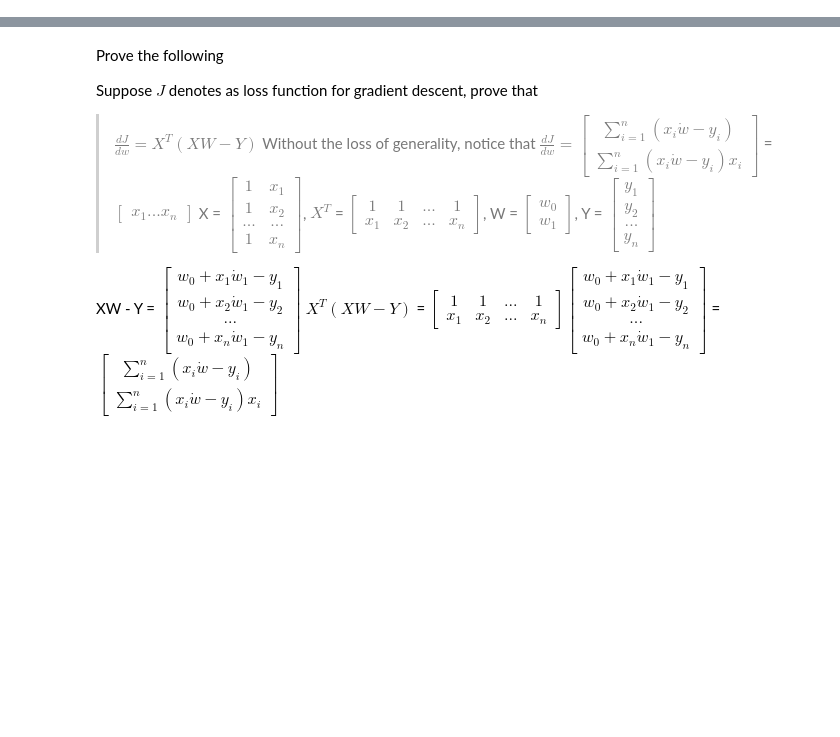
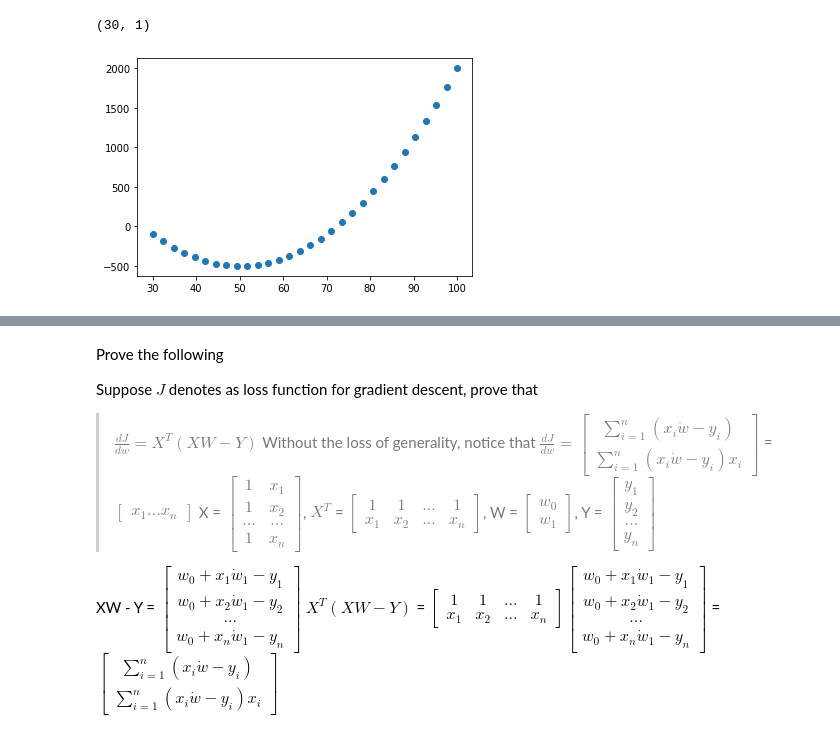
Before and after one commit to chuducthang77/Machine-Learning-tutorials-and-notes, a Jupyter notebook: Hw1.ipynb, the cells around one changed output, grey strips where cells are left out. Saved outputs shown, nothing was run; the diff lists cells and outputs as text; code cells hidden in the pictures; blank space fills up the shorter version.

```diff
--- a/Hw1.ipynb
+++ b/Hw1.ipynb
@@ -57,22 +61,10 @@ gradient = np.dot(new_X.T, r)
 # %%
 #Given the dataset of the parabola, how to fit the linear regression model
 squaredata = pd.read_csv('/content/drive/MyDrive/Machine Learning/2. Linear regression/data_square.csv').values
 Xsquare = squaredata[:,:1].reshape(-1,1)
 Ysquare = squaredata[:,1].reshape(-1,1)
-Xsquare = np.hstack((np.ones((Xsquare.shape[0],1)), Xsquare))
-Xsquare = np.hstack((Xsquare, np.square(Xsquare[:,1].reshape(-1,1))))
-
-#Normalizing the data
-coefficient = [np.mean(Xsquare[:,2]), np.std(Xsquare[:,2])]
-Xsquare[:,2] = (Xsquare[:,2] - coefficient[0])/coefficient[1]
-
-#Using the original GD and plot we have
-lr = 0.00001
-epochs = 1000
-
-NewSquareWeights, NewSquareCost = GD(Xsquare, Ysquare, epochs, lr)
-Xsquare[:,2] = Xsquare[:,2] * coefficient[1] + coefficient[0]
-NewSquarePrediction = np.dot(Xsquare, NewSquareWeights)
-print(NewSquarePrediction)
-print(Ysquare)
-plt.plot(NewSquarePrediction)
+plt.scatter(Xsquare, Ysquare)
+print(Xsquare.shape)
+# %% [output]
+(30, 1)
+[figure, added]
```
Also changed, not shown: parts of 7 cells of this notebook.
